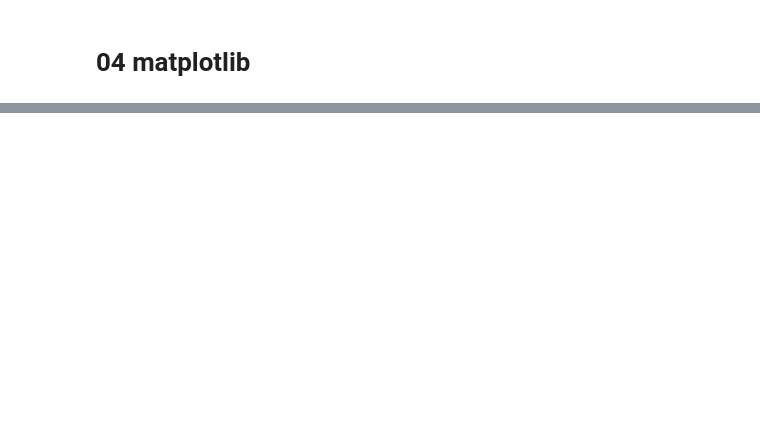
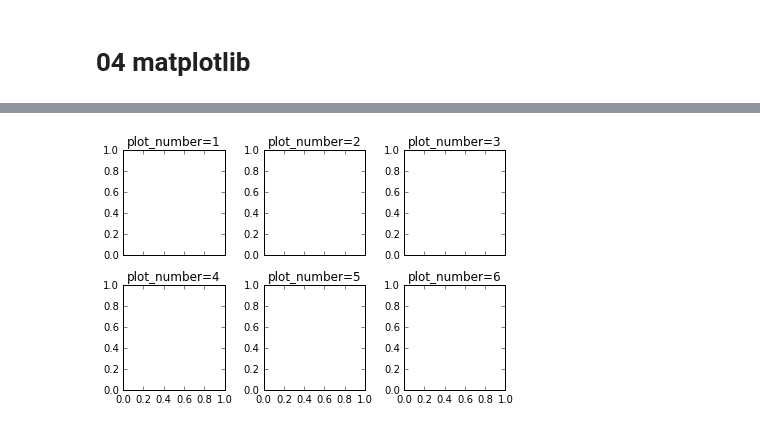
Before and after one commit to hetland/python4geosciences_OLD, a Jupyter notebook: materials/04 matplotlib.ipynb, the cells around one changed output, grey strips where cells are left out. Drawn from its saved outputs; the diff is of its cells as text; code cells hidden in the pictures; blank space fills up the shorter version.

```diff
--- a/materials/04 matplotlib.ipynb
+++ b/materials/04 matplotlib.ipynb
@@ -34,0 +94,13 @@ plt.show()
+# %%
+# subplots example
+fig, axes = plt.subplots(2, 3, sharex=True)
+
+# loop through axes
+for i, ax in enumerate(axes.flat):
+
+    ax.set_title('plot_number=' + str(i+1))  # add 1 to plot_number since it starts counting at 1
+
+# make plot look nicer
+fig.tight_layout()
+# %% [output]
+[figure, added]
```
Also changed, not shown: parts of 26 cells of this notebook.
